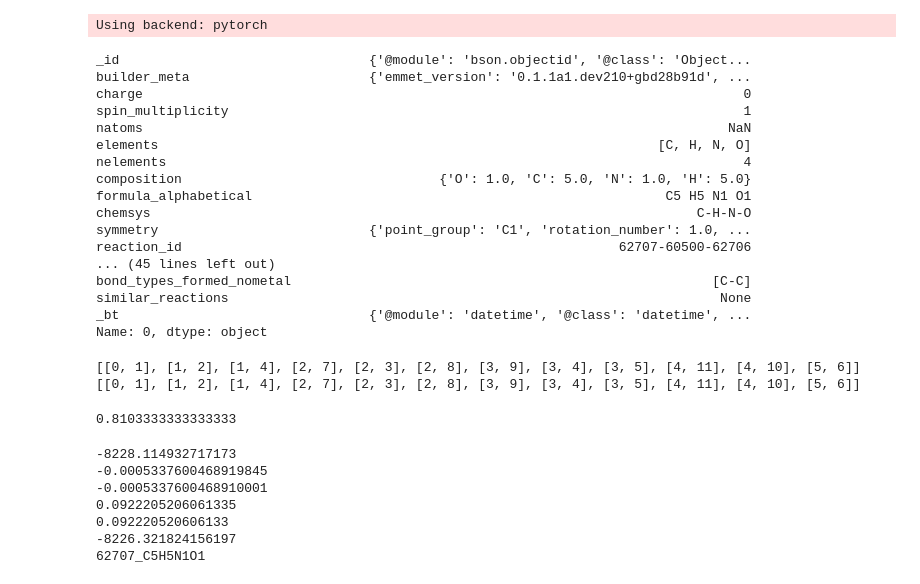
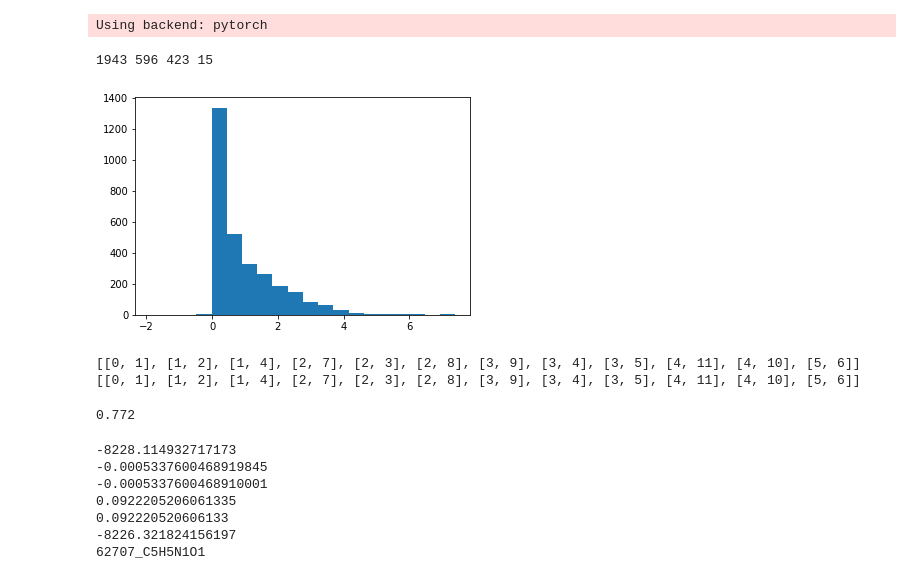
Before and after one commit to santi921/bondnet, a Jupyter notebook: bondnet/scripts/data_munge.ipynb, the cells around one changed output. Cells and saved outputs as stored; diff of their text form; code cells hidden in the pictures.

```diff
--- a/bondnet/scripts/data_munge.ipynb
+++ b/bondnet/scripts/data_munge.ipynb
@@ -8,41 +8,21 @@ path_json = path_mg_data + "20220613_reaction_data.json"
 mg_df = pd.read_json(path_json)
 # %% [output]
 Using backend: pytorch
-# %%
-#print(mg_df[mg_df['product_id'] == '62707'])
-#for index, row in mg_df.iterrows():
-#    try:
-#        if(len(row['product_energy']) > 1):
-#            print(row['product_energy'])
-#    except:
-#        pass
-#print(mg_df.iloc[1]['product_energy'])
-#mg_df.iloc[0]["product_structure"]
-#row["reactant_bonds"]
-#for ind, row in mg_df.iterrows():
-#    if(row["product_molecule_graph"]['graphs']['multigraph'] == False):
-#        print(row["product_molecule_graph"]['graphs']['multigraph'])
-#mg_df.iloc[0]["product_molecule_graph"]['graphs']
-#print(mg_df.iloc[0]['reactant_structure'])
-mg_df.iloc[0]['']
-# %% [output]
-_id                                {'@module': 'bson.objectid', '@class': 'Object...
-builder_meta                       {'emmet_version': '0.1.1a1.dev210+gbd28b91d', ...
-charge                                                                             0
-spin_multiplicity                                                                  1
-natoms                                                                           NaN
-elements                                                                [C, H, N, O]
-nelements                                                                          4
-composition                                 {'O': 1.0, 'C': 5.0, 'N': 1.0, 'H': 5.0}
-formula_alphabetical                                                     C5 H5 N1 O1
-chemsys                                                                      C-H-N-O
-symmetry                           {'point_group': 'C1', 'rotation_number': 1.0, ...
-reaction_id                                                        62707-60500-62706
-... (45 lines left out)
-bond_types_formed_nometal                                                      [C-C]
-similar_reactions                                                               None
-_bt                                {'@module': 'datetime', '@class': 'datetime', ...
-Name: 0, dtype: object
+# %%
+import matplotlib.pyplot as plt
+plt.hist(mg_df['dE_barrier'].tolist(), bins = 20)
+#sns.plot(mg_df['dE_barrier'].tolist())
+
+bin_1, bin_2, bin_3, bin_4 = 0,0,0,0
+for value in mg_df['dE_barrier'].tolist():
+    if(value < 1): bin_1 += 1
+    elif(value < 2  and value > 1): bin_2 += 1
+    elif(value < 4  and value > 2): bin_3 += 1
+    elif(value > 5): bin_4 += 1
+print(bin_1, bin_2, bin_3, bin_4)
+# %% [output]
+1943 596 423 15
+[figure, added]
 # %%
 #mg_df[mg_df['reactant_id'] == 62707]
 #print(len(mg_df.iloc[0]['product_molecule_graph']['graphs']['nodes']))
@@ -61,13 +41,13 @@ print(mg_df.iloc[0]['product_bonds'])
 bond_count = 0
 for ind, row in mg_df.iterrows():
     if(len(row['bonds_broken']) == 1):bond_count+=1
-    elif(len(row['bonds_broken_nometal']) == 1):bond_count+=1
-    elif(len(row['bonds_formed_nometal'])!=1 ):bond_count+=1
+    #elif(len(row['bonds_broken_nometal']) == 1):bond_count+=1
+    #elif(len(row['bonds_formed_nometal'])!=1 ):bond_count+=1
     elif(len(row['bonds_formed'])!= 1):bond_count+=1
     else:bond_count+=0
 print(bond_count / ind)
 # %% [output]
-0.8103333333333333
+0.772
 # %%
 import pandas as pd
 
```
Also changed, not shown: parts of 1 cell of this notebook, 9 other files.
